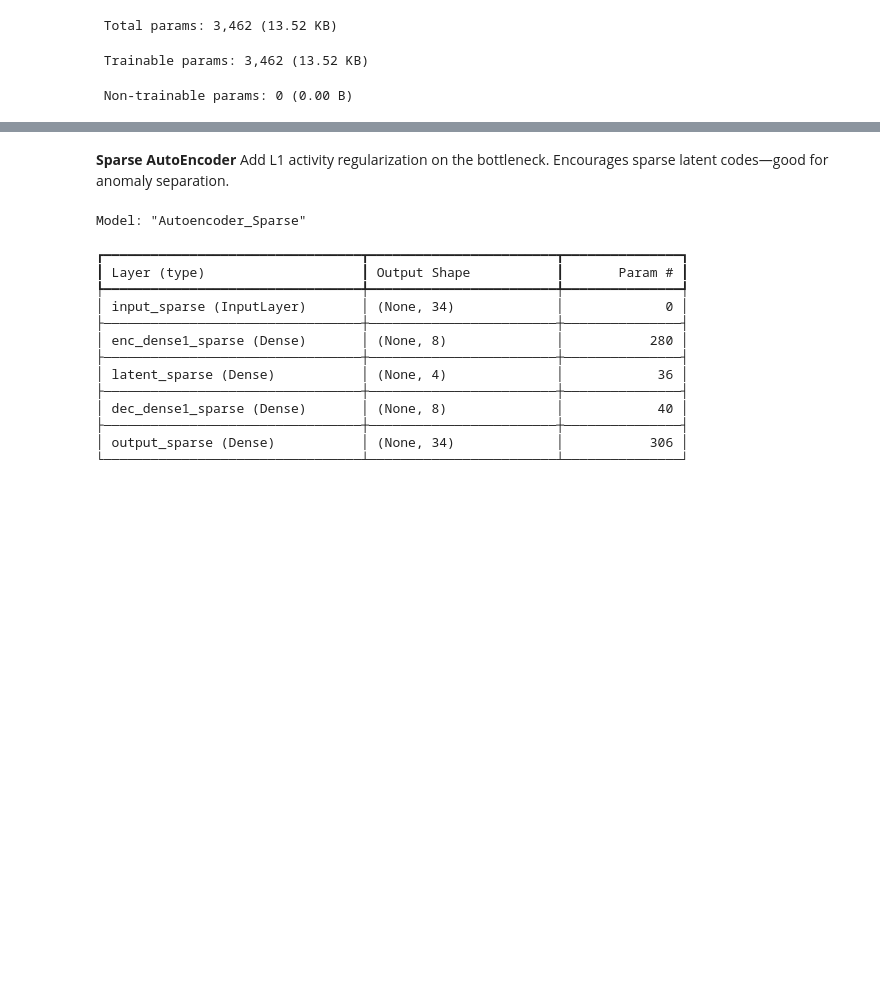
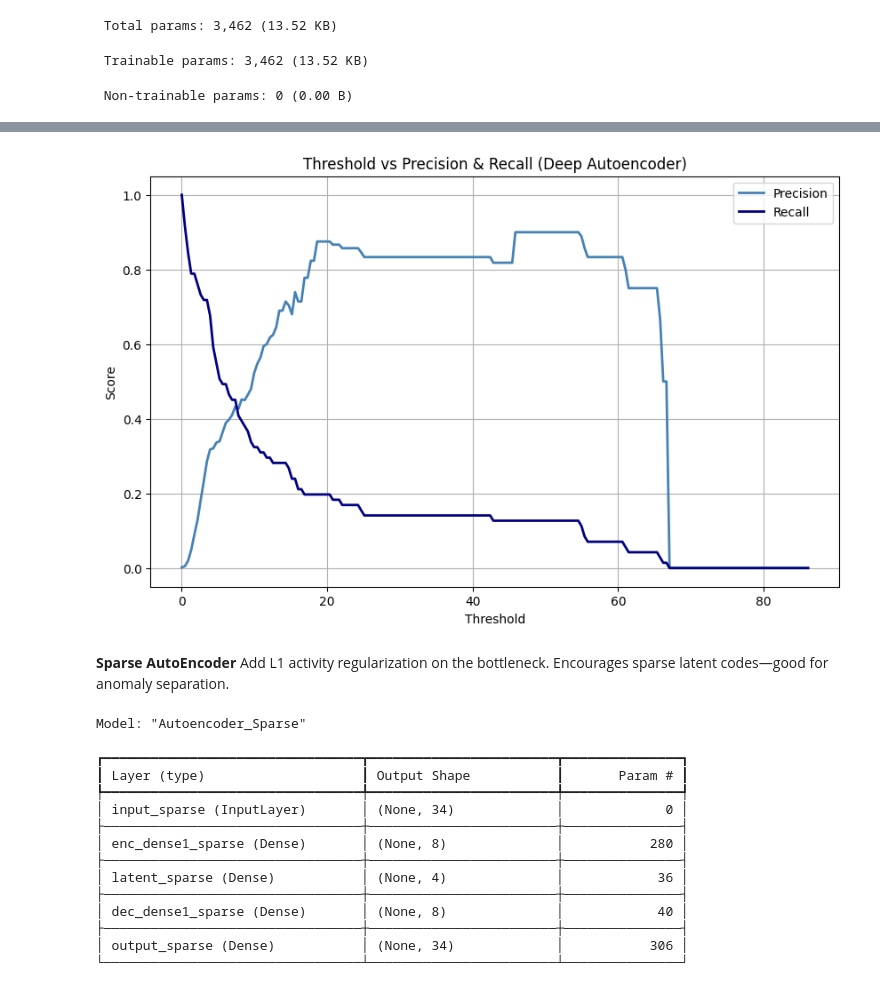
Before and after one commit to kanny789/ddo-data-dev, a Jupyter notebook: AutoEndoder_CC_Anomaly_Detection_Clean.ipynb, the cells around one changed output, grey strips where cells are left out. Saved outputs shown, nothing was run; the diff lists cells and outputs as text; code cells hidden in the pictures; blank space fills up the shorter version.

```diff
--- a/AutoEndoder_CC_Anomaly_Detection_Clean.ipynb
+++ b/AutoEndoder_CC_Anomaly_Detection_Clean.ipynb
@@ -539,3 +628,34 @@ F1: 0.3404255319148936
+# %%
+#Threshold vs Precision Recall
+import numpy as np
+import matplotlib.pyplot as plt
+from sklearn.metrics import precision_score, recall_score
+
+# Use evenly spaced thresholds between min and max error
+num_points = 200
+thresholds = np.linspace(errors_deep.min(), errors_deep.max(), num_points)
+
+precisions = []
+recalls = []
+
+for t in thresholds:
+    preds_deep = (errors_deep > t).astype(int)
+    precisions.append(precision_score(y_val, preds_deep))
+    recalls.append(recall_score(y_val, preds_deep))
+
+# Plot
+plt.figure(figsize=(10, 6))
+plt.plot(thresholds, precisions, label="Precision", color="steelblue", linewidth=2)
+plt.plot(thresholds, recalls, label="Recall", color="navy", linewidth=2)
+
+plt.title("Threshold vs Precision & Recall (Deep Autoencoder)")
+plt.xlabel("Threshold")
+plt.ylabel("Score")
+plt.grid(True)
+plt.legend()
+plt.show()
+# %% [output]
+[figure, added]
 # %% [markdown]
 **Sparse AutoEncoder**
 Add L1 activity regularization on the bottleneck.
```
Also changed, not shown: parts of 6 cells of this notebook.
